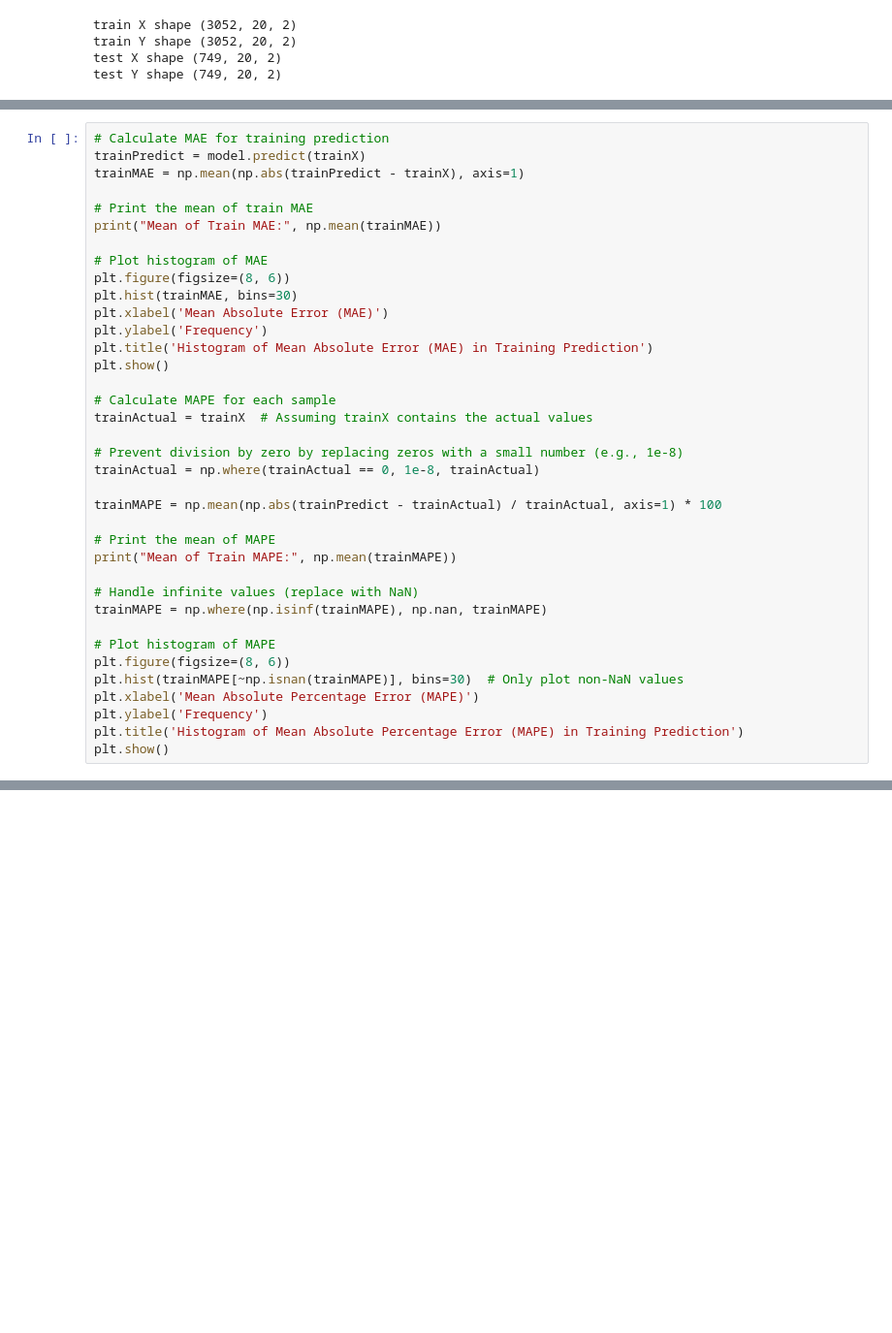
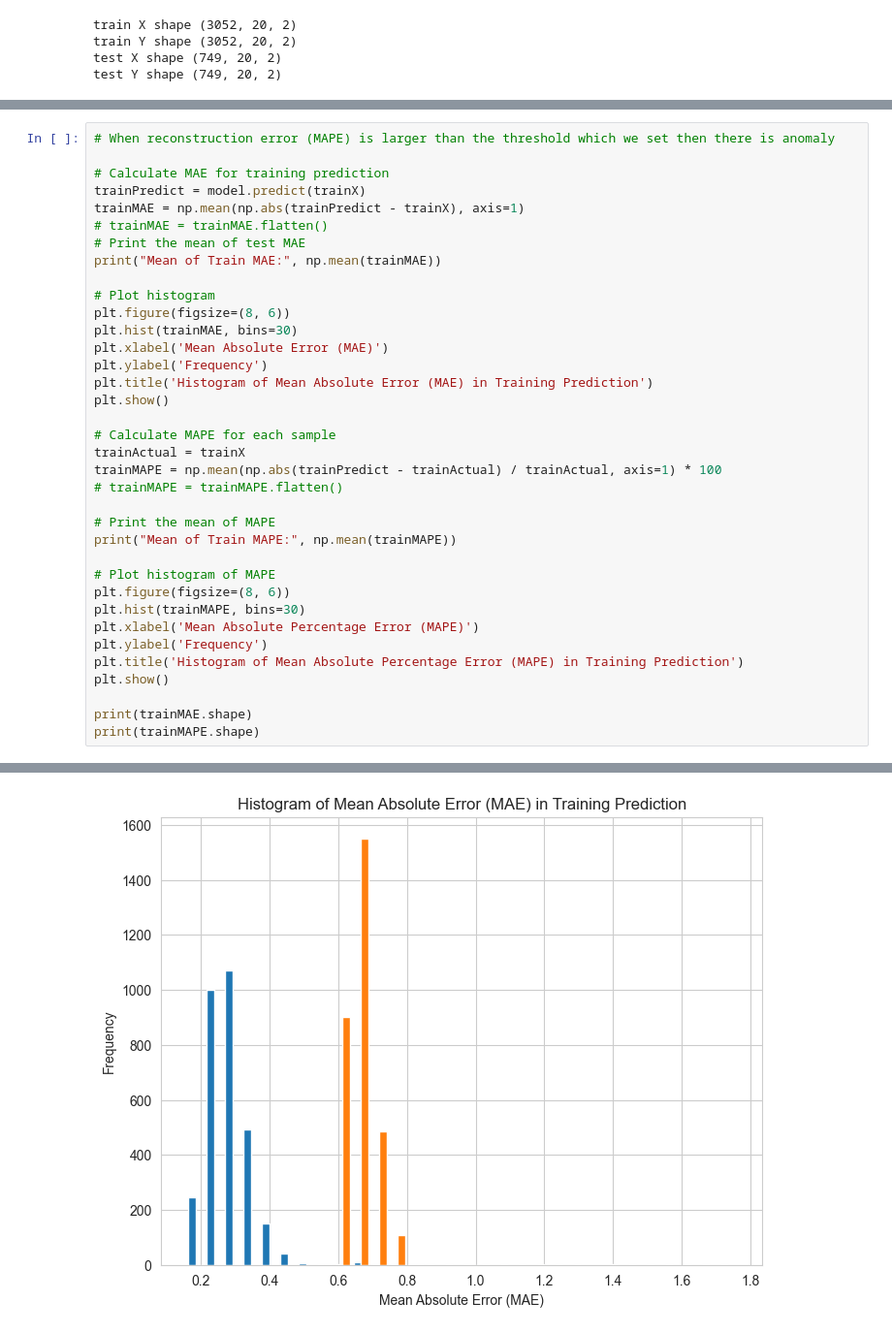
Before and after one commit to DECSResearch/Attack-Classification---Metrics-based, a Jupyter notebook: data analysis.ipynb, the cells around one changed output, grey strips where cells are left out. Shown at 97% size. Cells and saved outputs as stored; diff of their text form; blank space fills up the shorter version.

```diff
--- a/data analysis.ipynb
+++ b/data analysis.ipynb
@@ -315,12 +340,14 @@ Final Validation MAPE: 6.527726173400879
 # %%
+# When reconstruction error (MAPE) is larger than the threshold which we set then there is anomaly
+
 # Calculate MAE for training prediction
 trainPredict = model.predict(trainX)
 trainMAE = np.mean(np.abs(trainPredict - trainX), axis=1)
-
-# Print the mean of train MAE
+# trainMAE = trainMAE.flatten()
+# Print the mean of test MAE
 print("Mean of Train MAE:", np.mean(trainMAE))
 
-# Plot histogram of MAE
+# Plot histogram
 plt.figure(figsize=(8, 6))
 plt.hist(trainMAE, bins=30)
 plt.xlabel('Mean Absolute Error (MAE)')
@@ -329,24 +356,21 @@ plt.title('Histogram of Mean Absolute Error (MAE) in Training Prediction')
 plt.show()
 
 # Calculate MAPE for each sample
-trainActual = trainX  # Assuming trainX contains the actual values
-
-# Prevent division by zero by replacing zeros with a small number (e.g., 1e-8)
-trainActual = np.where(trainActual == 0, 1e-8, trainActual)
-
+trainActual = trainX
 trainMAPE = np.mean(np.abs(trainPredict - trainActual) / trainActual, axis=1) * 100
+# trainMAPE = trainMAPE.flatten()
 
 # Print the mean of MAPE
 print("Mean of Train MAPE:", np.mean(trainMAPE))
 
-# Handle infinite values (replace with NaN)
-trainMAPE = np.where(np.isinf(trainMAPE), np.nan, trainMAPE)
-
 # Plot histogram of MAPE
 plt.figure(figsize=(8, 6))
-plt.hist(trainMAPE[~np.isnan(trainMAPE)], bins=30)  # Only plot non-NaN values
+plt.hist(trainMAPE, bins=30)
 plt.xlabel('Mean Absolute Percentage Error (MAPE)')
 plt.ylabel('Frequency')
 plt.title('Histogram of Mean Absolute Percentage Error (MAPE) in Training Prediction')
 plt.show()
+
+print(trainMAE.shape)
+print(trainMAPE.shape)
 # %% [output]
@@ -353,0 +379 @@ plt.show()
+[figure, added]
```
Also changed, not shown: parts of 10 cells of this notebook, 1 other file.
